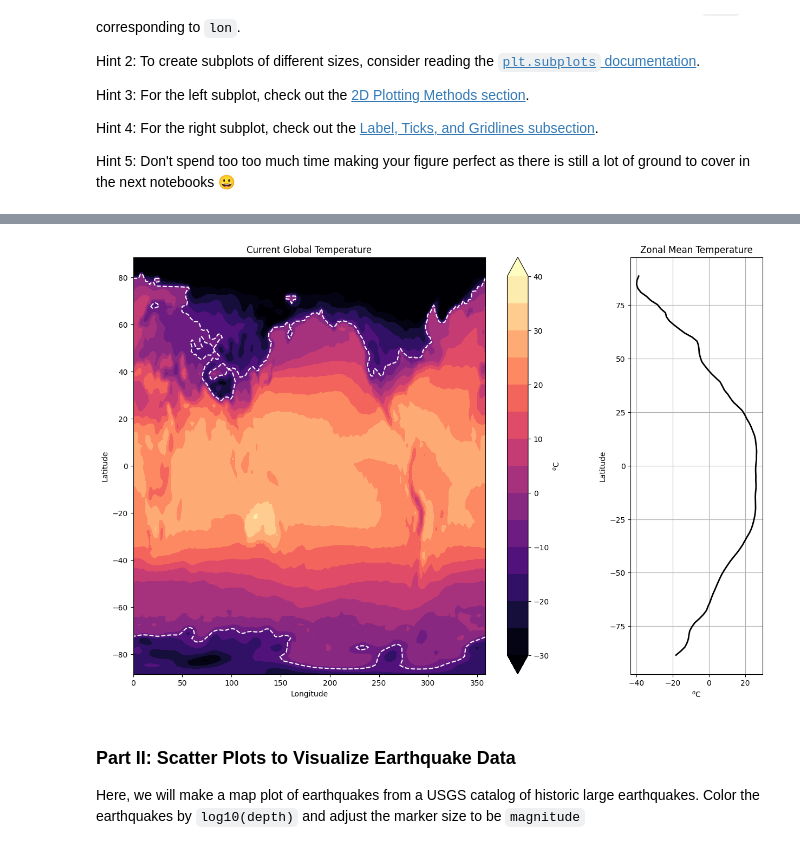
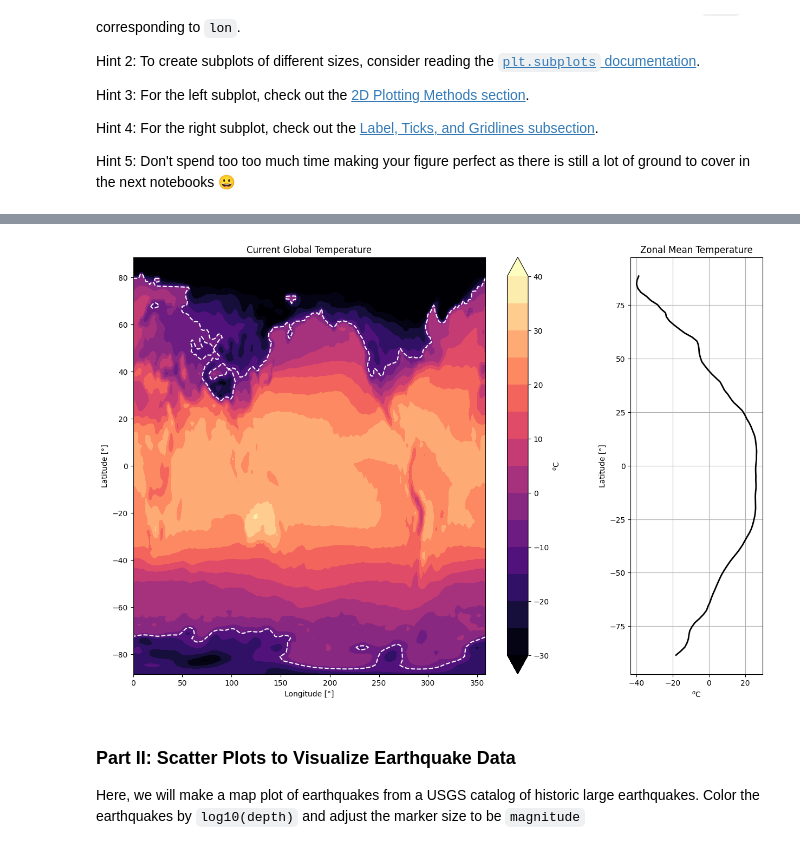
Before and after one commit to FilippoCasellini/2024_Intro_Python, a Jupyter notebook: fcasellini_exercices_W2_S2.ipynb, the cells around one changed output, grey strips where cells are left out. Cells and saved outputs as stored; diff of their text form; code cells hidden in the pictures.

```diff
--- a/fcasellini_exercices_W2_S2.ipynb
+++ b/fcasellini_exercices_W2_S2.ipynb
@@ -74,22 +74,22 @@ Hint 5: Don't spend too too much time making your figure perfect as there is sti
 # %%
 # Replicate this figure
 # Temperature values are originally in Kelvin units -> Convert to degree celsius by subtracting 273.15
 fig, (ax1,ax2) = plt.subplots(nrows=1,ncols=2, figsize=(15,10),gridspec_kw={'width_ratios': [5, 1.5]})
 ctemp = ax1.contourf(lon,lat,temp-273.15,cmap='magma',levels=np.linspace(-30,40,15),extend='both')
 ax1.contour(lon,lat,temp-273.15,colors='w',levels=[-10],extend='both')
-ax1.set_xlabel('Longitude')
-ax1.set_ylabel('Latitude')
+ax1.set_xlabel('Longitude [°]')
+ax1.set_ylabel('Latitude [°]')
 ax1.set_title('Current Global Temperature')
 fig.colorbar(ctemp,ax=ax1,label='$^o$C')
 
 ax2.plot(np.mean(temp-273.15,axis=1),lat,lw=2,c='k')
 ax2.set_xlabel(r'$^{o}$C')
-ax2.set_ylabel(r'Latitude')
+ax2.set_ylabel(r'Latitude [°]')
 ax2.set_title('Zonal Mean Temperature')
 plt.grid()
 plt.show()
 # %% [output]
-[figure, old version]
+[figure, new version]
 # %% [markdown]
 ### Part II: Scatter Plots to Visualize Earthquake Data
 Here, we will make a map plot of earthquakes from a USGS catalog of historic large earthquakes. Color the earthquakes by `log10(depth)` and adjust the marker size to be `magnitude`
```
Also changed, not shown: parts of 2 cells of this notebook.
